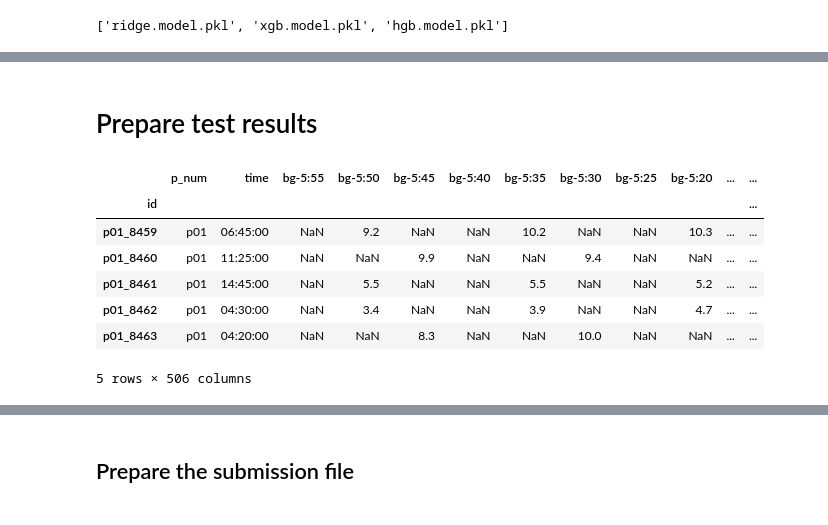
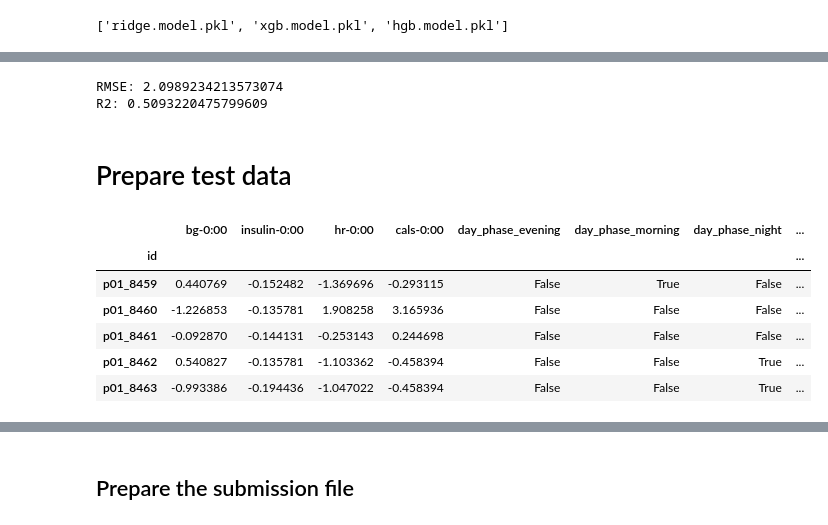
Before and after one commit to masaver/brist1d, a Jupyter notebook: notebooks/ralf/modelling/3.2-modelling-params-0:00/03-predict.ipynb, the cells around one changed output, grey strips where cells are left out. Drawn from its saved outputs; the diff is of its cells as text; code cells hidden in the pictures.

```diff
--- a/notebooks/ralf/modelling/3.2-modelling-params-0:00/03-predict.ipynb
+++ b/notebooks/ralf/modelling/3.2-modelling-params-0:00/03-predict.ipynb
@@ -74,17 +85,25 @@ X_train
+# %%
+from sklearn.metrics import root_mean_squared_error, r2_score
+
+y_pred = ensemble.predict(X_train)
+print(f'RMSE: {root_mean_squared_error(y_train, y_pred)}')
+print(f'R2: {r2_score(y_train, y_pred)}')
+# %% [output]
+RMSE: 2.0989234213573074
+R2: 0.5093220475799609
 # %% [markdown]
-# Prepare test results
+# Prepare test data
 # %%
+## Load the test data, preprocess and standardize it
 test_file = os.path.join('..', '..', '..', '..', 'data', 'raw', 'test.csv')
+test_data = pd.read_csv(test_file, index_col=0)
+test_data = pipeline.transform(X=test_data)
+test_data.head()
+# %% [output]
+|  | bg-0:00 | insulin-0:00 | hr-0:00 | cals-0:00 | day_phase_evening | day_phase_morning | day_phase_night | ... |
+| id |  |  |  |  |  |  |  | ... |
+| p01_8459 | 0.440769 | -0.152482 | -1.369696 | -0.293115 | False | True | False | ... |
+| p01_8460 | -1.226853 | -0.135781 | 1.908258 | 3.165936 | False | False | False | ... |
+| p01_8461 | -0.092870 | -0.144131 | -0.253143 | 0.244698 | False | False | False | ... |
+| p01_8462 | 0.540827 | -0.135781 | -1.103362 | -0.458394 | False | False | True | ... |
+| p01_8463 | -0.993386 | -0.194436 | -1.047022 | -0.458394 | False | False | True | ... |
-# %%
-## Load the test data
-test_data = pd.read_csv(test_file, index_col=0)
-test_data.head()
-# %% [output]
-|  | p_num | time | bg-5:55 | bg-5:50 | bg-5:45 | bg-5:40 | bg-5:35 | bg-5:30 | bg-5:25 | bg-5:20 | ... | ... |
-| id |  |  |  |  |  |  |  |  |  |  |  | ... |
-| p01_8459 | p01 | 06:45:00 | NaN | 9.2 | NaN | NaN | 10.2 | NaN | NaN | 10.3 | ... | ... |
-| p01_8460 | p01 | 11:25:00 | NaN | NaN | 9.9 | NaN | NaN | 9.4 | NaN | NaN | ... | ... |
-| p01_8461 | p01 | 14:45:00 | NaN | 5.5 | NaN | NaN | 5.5 | NaN | NaN | 5.2 | ... | ... |
-| p01_8462 | p01 | 04:30:00 | NaN | 3.4 | NaN | NaN | 3.9 | NaN | NaN | 4.7 | ... | ... |
-| p01_8463 | p01 | 04:20:00 | NaN | NaN | 8.3 | NaN | NaN | 10.0 | NaN | NaN | ... | ... |
-5 rows × 506 columns
```
Also changed, not shown: parts of 9 cells of this notebook, 8 other files.
